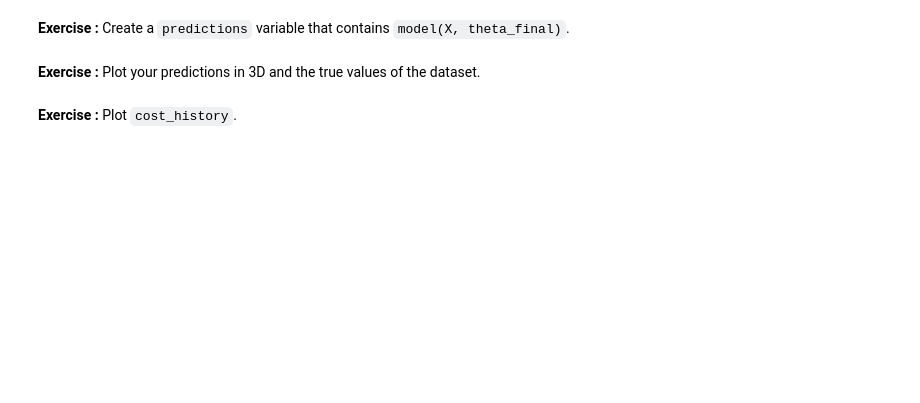
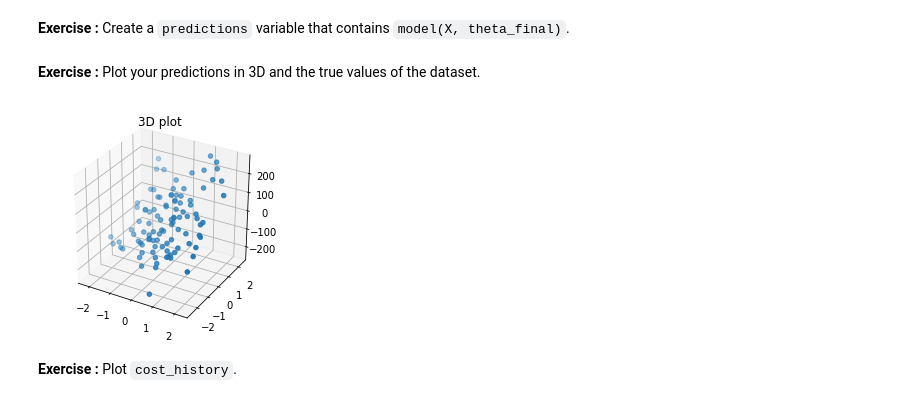
Before and after one commit to HavvaEb/Machine_Learning_exercise, a Jupyter notebook: 4.machine_learning/1.Regression/03-Multiple_linear_regression.ipynb, the cells around one changed output. Cells and saved outputs as stored; diff of their text form; code cells hidden in the pictures; blank space fills up the shorter version.

```diff
--- a/4.machine_learning/1.Regression/03-Multiple_linear_regression.ipynb
+++ b/4.machine_learning/1.Regression/03-Multiple_linear_regression.ipynb
@@ -257,8 +286,10 @@ $$
 # %%
 import pandas as pd
 df = pd.read_csv('./data/data_multi.csv')
-X1 = np.array(df.x_1, df.x_2)
-X2 = np.ones(100)
+X1 = np.array(df.x_1)
+X2 = np.array(df.x_2)
+X3 = np.ones(100)
 X=[X1,X2]
-X = np.vstack((X1, X2))
+X = np.vstack((X1, X2,X3))
 X=X.T
+print(X.shape)
@@ -357,4 +384,4 @@ NameError: name 'y_target' is not defined
 # %% [markdown]
 **Exercise:** Create variables `theta_final`, `cost_history` and call `gradient_descent()`.
 # %%
-theta_final, cost_history = gradient_descent(X, y, theta, learning_rate, n_iterations)
+theta_final, cost_history = gradient_descent(X, y_target, theta, learning_rate, n_iterations)
@@ -365,6 +410,14 @@ Create a `predictions` variable that contains `model(X, theta_final)`.
 predictions=model(X, theta_final)
 # %% [markdown]
 **Exercise :** Plot your predictions in 3D and the true values of the dataset.
+# %%
+fig = plt.figure(figsize=(4,4))
+ax = fig.add_subplot(111, projection='3d')
+ax.scatter(X[:,0],X[:,1], predictions)
+ax.set_title("3D plot")
+plt.show()
+# %% [output]
+[figure, added]
 # %% [markdown]
 **Exercise :** Plot `cost_history`.
 # %%
```
Also changed, not shown: parts of 26 cells of this notebook, 1 other file.
